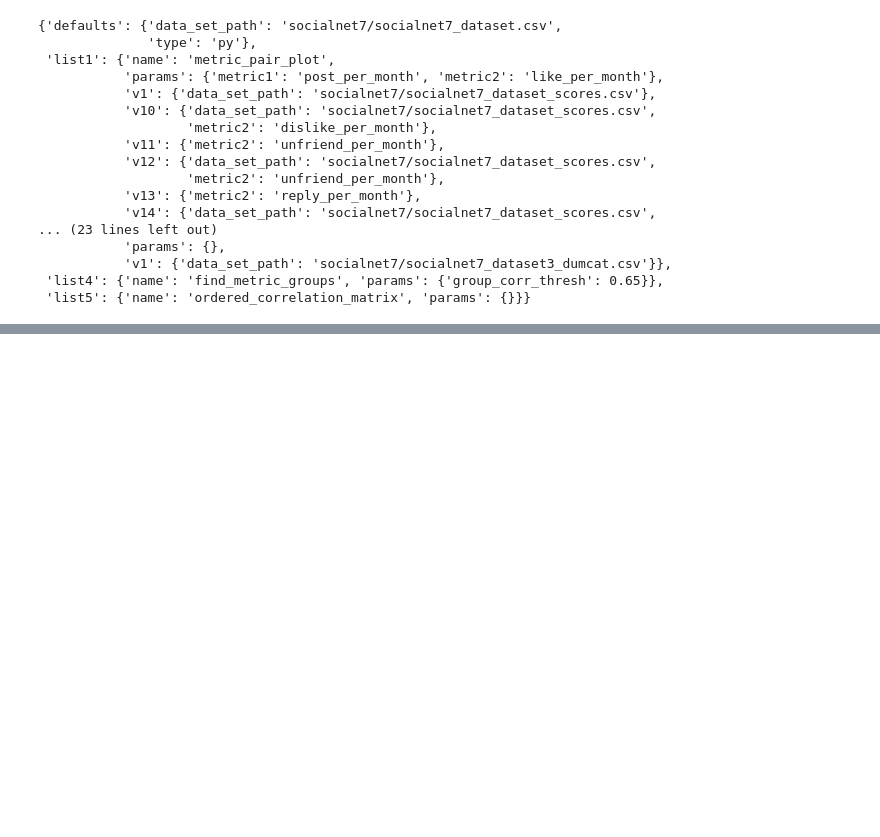
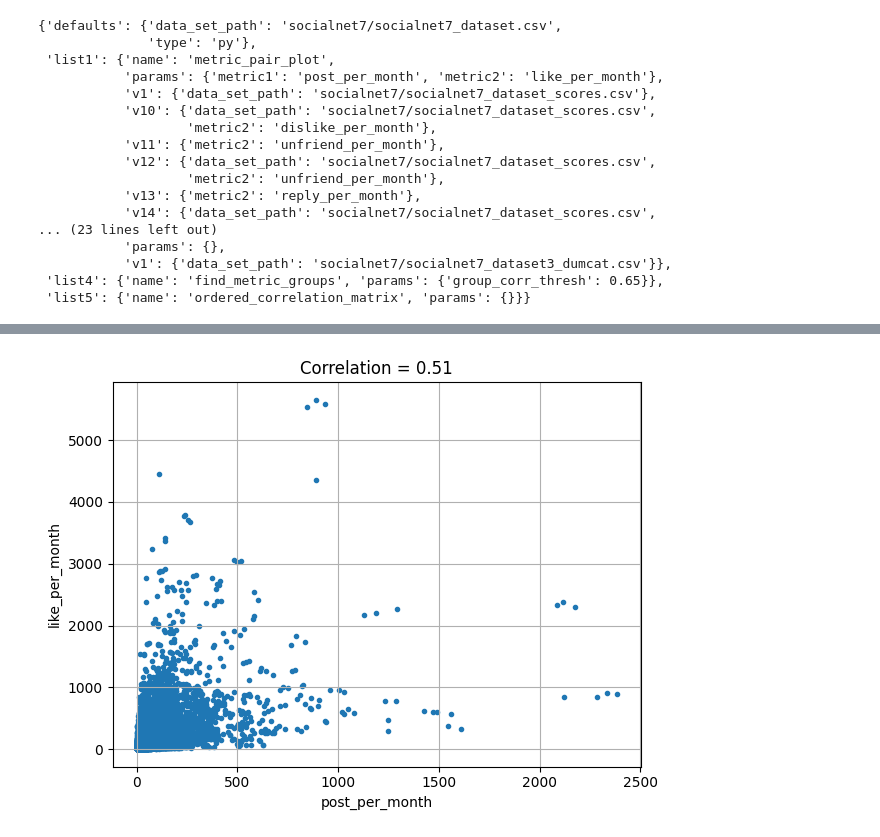
Before and after one commit to davilayang/fight-churn, a Jupyter notebook: notebooks/06-correlations.ipynb, the cells around one changed output, grey strips where cells are left out. Cells and saved outputs as stored; diff of their text form; code cells hidden in the pictures; blank space fills up the shorter version.

```diff
--- a/notebooks/06-correlations.ipynb
+++ b/notebooks/06-correlations.ipynb
@@ -170,0 +328,5 @@ import matplotlib.pyplot as plt
+# %%
+metric_1 = chap6["list1"]["params"]["metric1"]
+metric_2s = [chap6["list1"]["params"]["metric2"], *[chap6["list1"][f"v{i}"]["metric2"] for i in range(3, 17, 2)]]
+
+metric_1, metric_2s
@@ -171 +343,21 @@ import matplotlib.pyplot as plt
+# %%
+def metric_pair_plot(churn_data, metric1, metric2):
+
+    met1_series = churn_data[metric1]
+    met2_series = churn_data[metric2]
+
+    corr = met1_series.corr(met2_series)
+
+    plt.scatter(met1_series, met2_series, marker='.')
+
+    plt.xlabel(metric1)
+    plt.ylabel(metric2)
+    plt.title('Correlation = %.2f' % corr)
+    plt.tight_layout()
+    plt.grid()
+# %%
+metric_pair_plot(res, metric_1, metric_2s[0])
+# before standarization
+# %% [output]
+[figure, added]
 # %%
```
Also changed, not shown: parts of 21 cells of this notebook.
